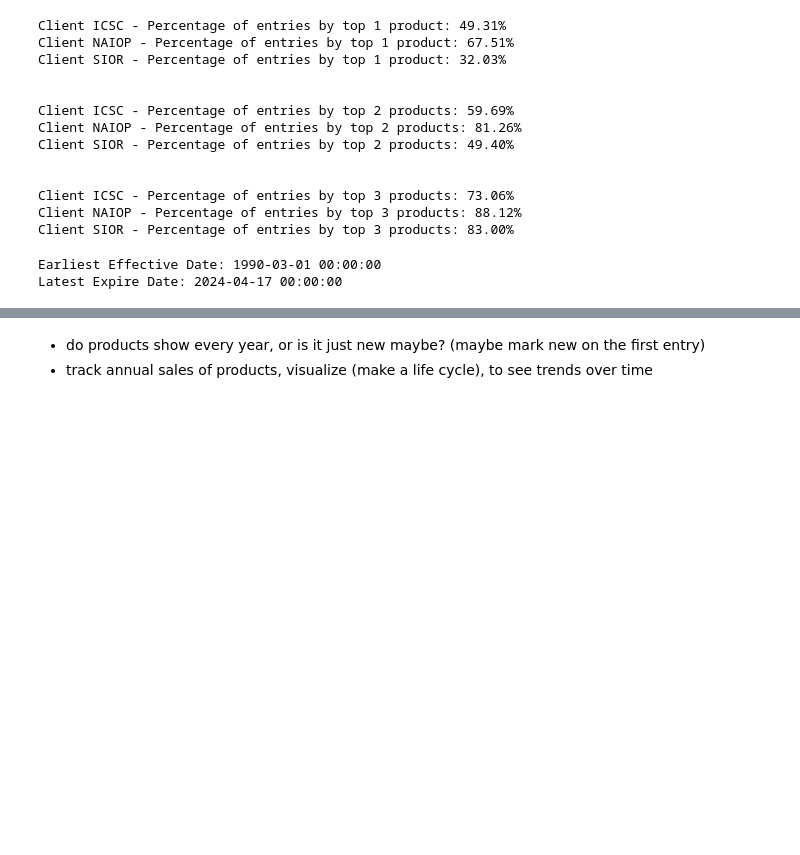
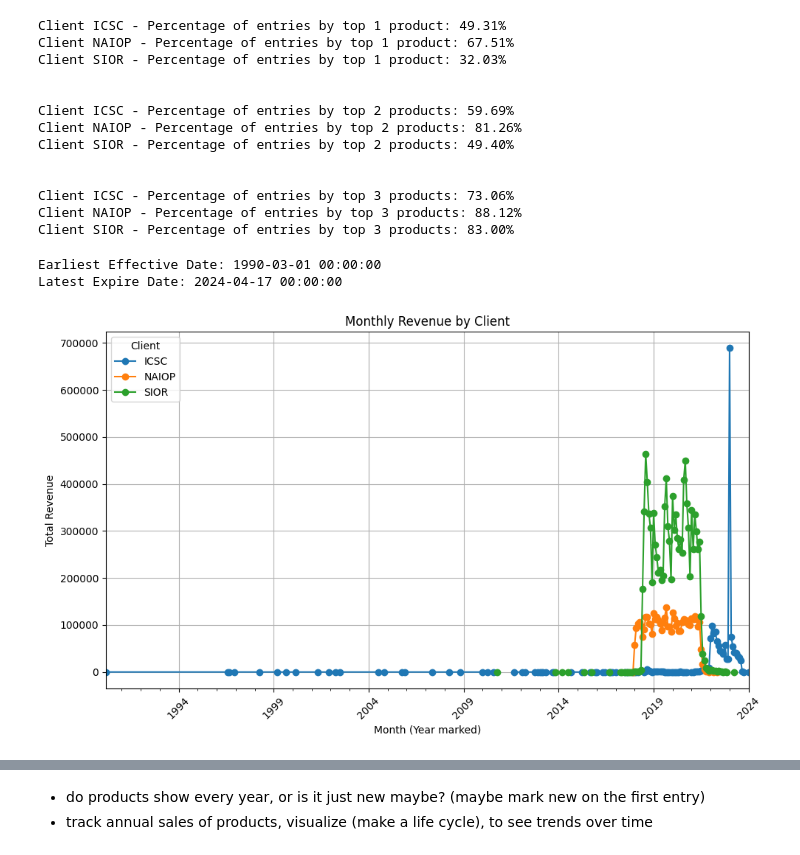
Before and after one commit to aKssup/data-consulting, a Jupyter notebook: mem_data_analysis.ipynb, the cells around one changed output, grey strips where cells are left out. Cells and saved outputs as stored; diff of their text form; code cells hidden in the pictures; blank space fills up the shorter version.

Commit message:
graphs

```diff
--- a/mem_data_analysis.ipynb
+++ b/mem_data_analysis.ipynb
@@ -556,3 +567,20 @@ print(f"Latest Expire Date: {latest_expire_date}")
 # %% [output]
 Earliest Effective Date: 1990-03-01 00:00:00
 Latest Expire Date: 2024-04-17 00:00:00
+# %%
+df['Month'] = df['EffectiveDate'].dt.to_period('M')
+revenue_by_month = df.groupby(['Month', 'Client'])['Total'].sum().unstack()
+
+# Plotting the data
+plt.figure(figsize=(10, 6))
+revenue_by_month.plot(kind='line', marker='o', linestyle='-', ax=plt.gca())
+plt.title('Monthly Revenue by Client')
+plt.xlabel('Month (Year marked)')
+plt.ylabel('Total Revenue')
+plt.grid(True)
+plt.legend(title='Client')
+plt.xticks(rotation=45)
+plt.tight_layout()
+plt.show()
+# %% [output]
+[figure, added]
```
Also changed, not shown: parts of 6 cells of this notebook, 1 other file.
